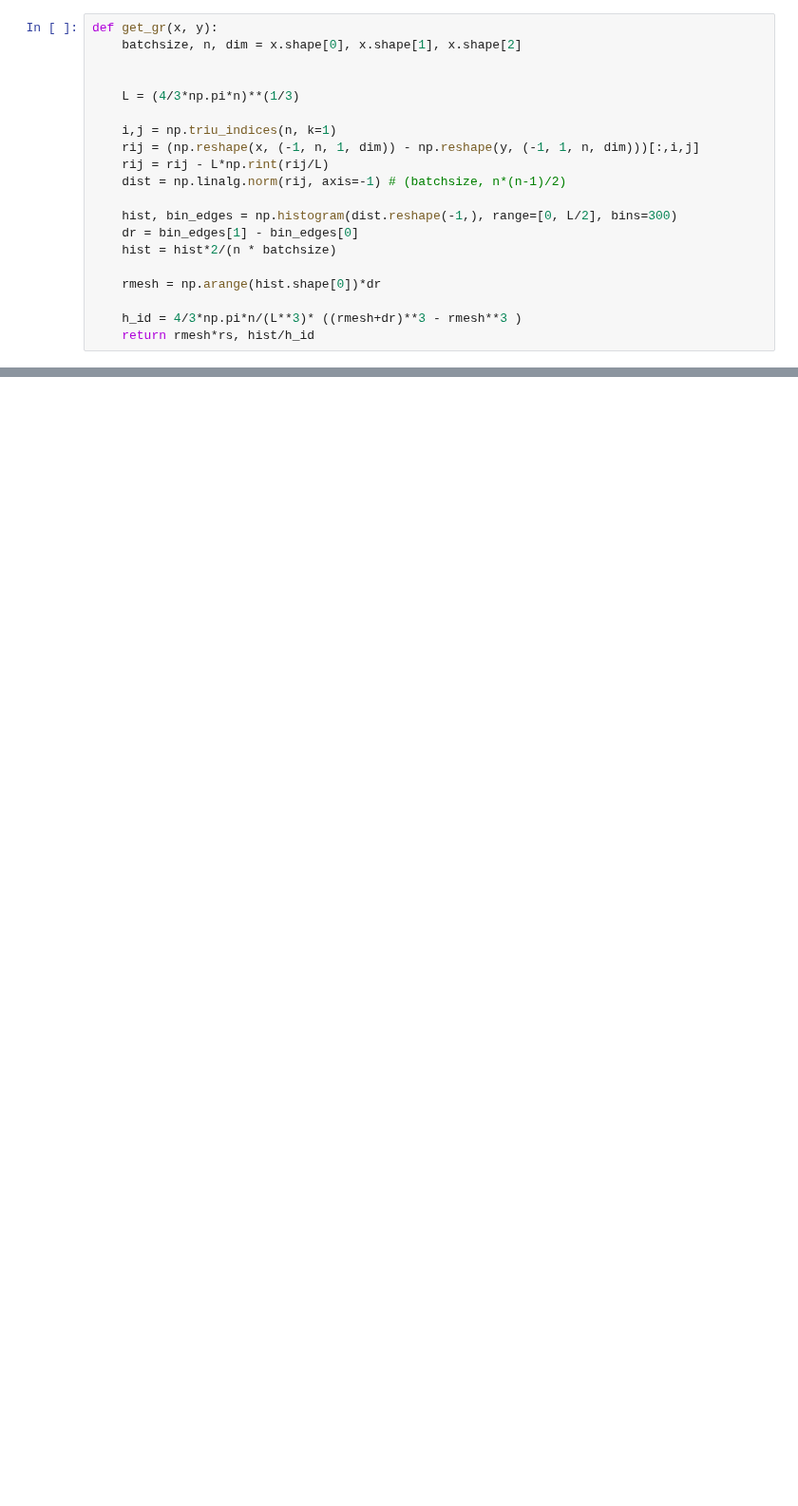
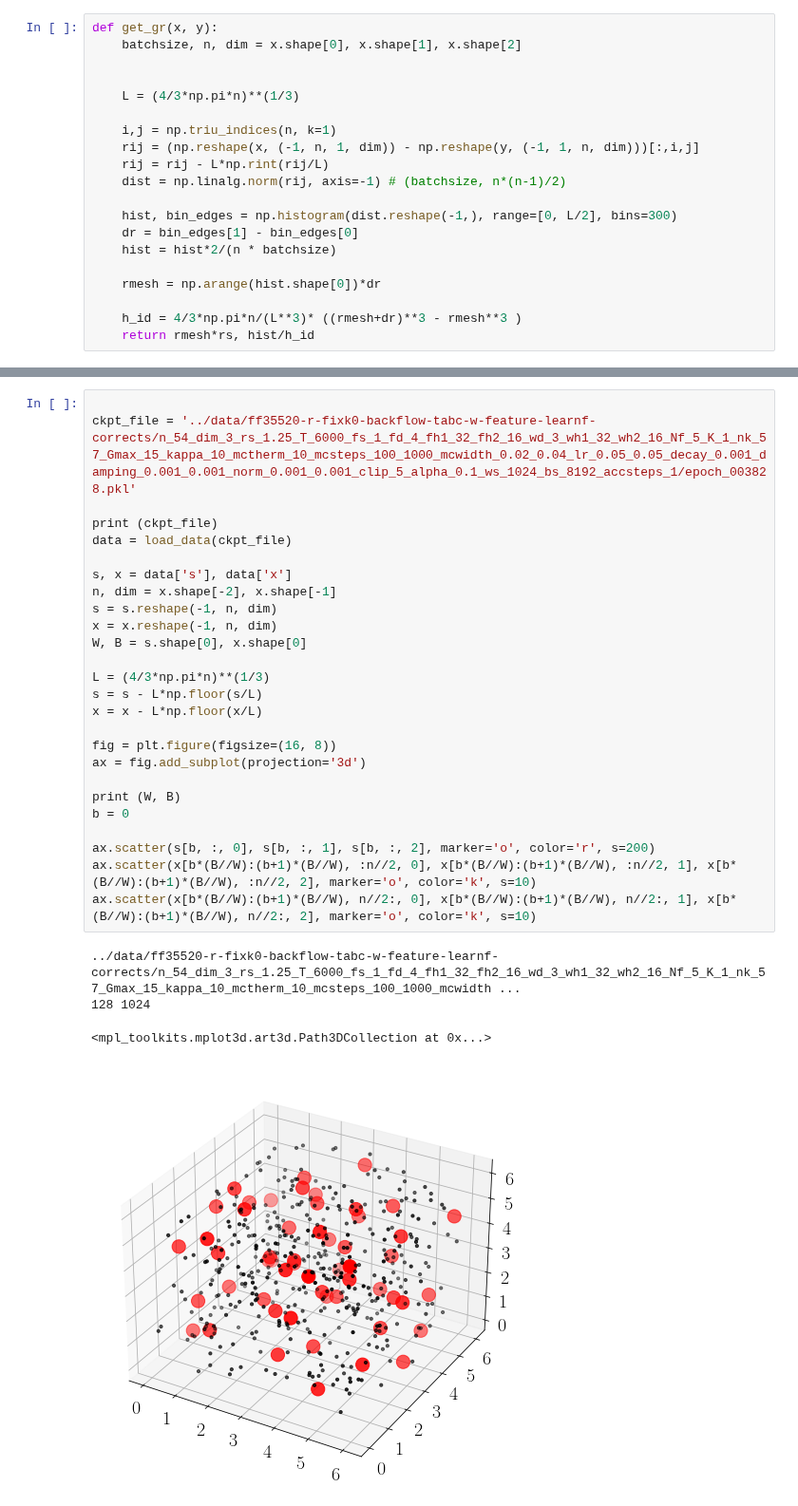
Before and after one commit to fermiflow/hydrogen, a Jupyter notebook: analysis/figs.ipynb, the cells around one changed output, grey strips where cells are left out. Shown at 95% size. Drawn from its saved outputs; the diff is of its cells as text; blank space fills up the shorter version.

```diff
--- a/analysis/figs.ipynb
+++ b/analysis/figs.ipynb
@@ -270,0 +266,31 @@ plt.savefig('obs.pdf')
+# %%
+
+ckpt_file = '../data/ff35520-r-fixk0-backflow-tabc-w-feature-learnf-corrects/n_54_dim_3_rs_1.25_T_6000_fs_1_fd_4_fh1_32_fh2_16_wd_3_wh1_32_wh2_16_Nf_5_K_1_nk_57_Gmax_15_kappa_10_mctherm_10_mcsteps_100_1000_mcwidth_0.02_0.04_lr_0.05_0.05_decay_0.001_damping_0.001_0.001_norm_0.001_0.001_clip_5_alpha_0.1_ws_1024_bs_8192_accsteps_1/epoch_003828.pkl'
+
+print (ckpt_file)
+data = load_data(ckpt_file)
+
+s, x = data['s'], data['x']
+n, dim = x.shape[-2], x.shape[-1]
+s = s.reshape(-1, n, dim)
+x = x.reshape(-1, n, dim)
+W, B = s.shape[0], x.shape[0]
+
+L = (4/3*np.pi*n)**(1/3)
+s = s - L*np.floor(s/L)
+x = x - L*np.floor(x/L)
+
+fig = plt.figure(figsize=(16, 8))
+ax = fig.add_subplot(projection='3d')
+
+print (W, B)
+b = 0
+
+ax.scatter(s[b, :, 0], s[b, :, 1], s[b, :, 2], marker='o', color='r', s=200)
+ax.scatter(x[b*(B//W):(b+1)*(B//W), :n//2, 0], x[b*(B//W):(b+1)*(B//W), :n//2, 1], x[b*(B//W):(b+1)*(B//W), :n//2, 2], marker='o', color='k', s=10)
+ax.scatter(x[b*(B//W):(b+1)*(B//W), n//2:, 0], x[b*(B//W):(b+1)*(B//W), n//2:, 1], x[b*(B//W):(b+1)*(B//W), n//2:, 2], marker='o', color='k', s=10)
+# %% [output]
+../data/ff35520-r-fixk0-backflow-tabc-w-feature-learnf-corrects/n_54_dim_3_rs_1.25_T_6000_fs_1_fd_4_fh1_32_fh2_16_wd_3_wh1_32_wh2_16_Nf_5_K_1_nk_57_Gmax_15_kappa_10_mctherm_10_mcsteps_100_1000_mcwidth ...
+128 1024
+<mpl_toolkits.mplot3d.art3d.Path3DCollection at 0x...>
+[figure, added]
```
Also changed, not shown: parts of 5 cells of this notebook, 2 other files.
